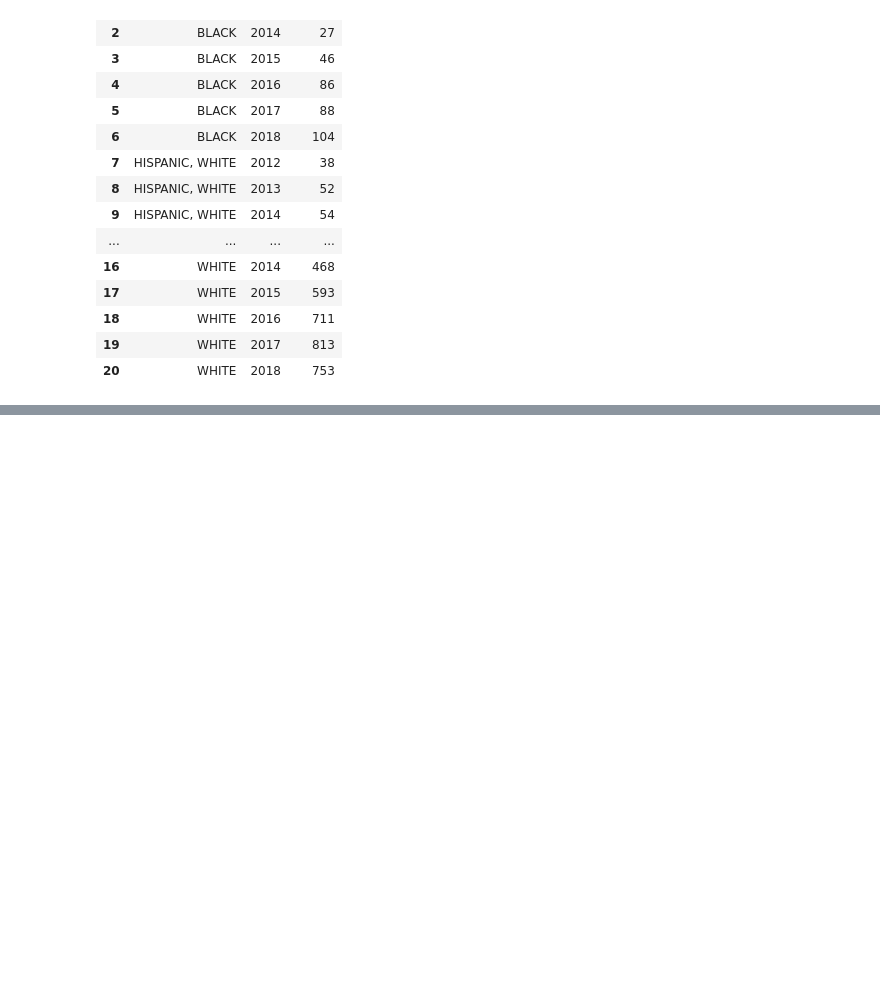
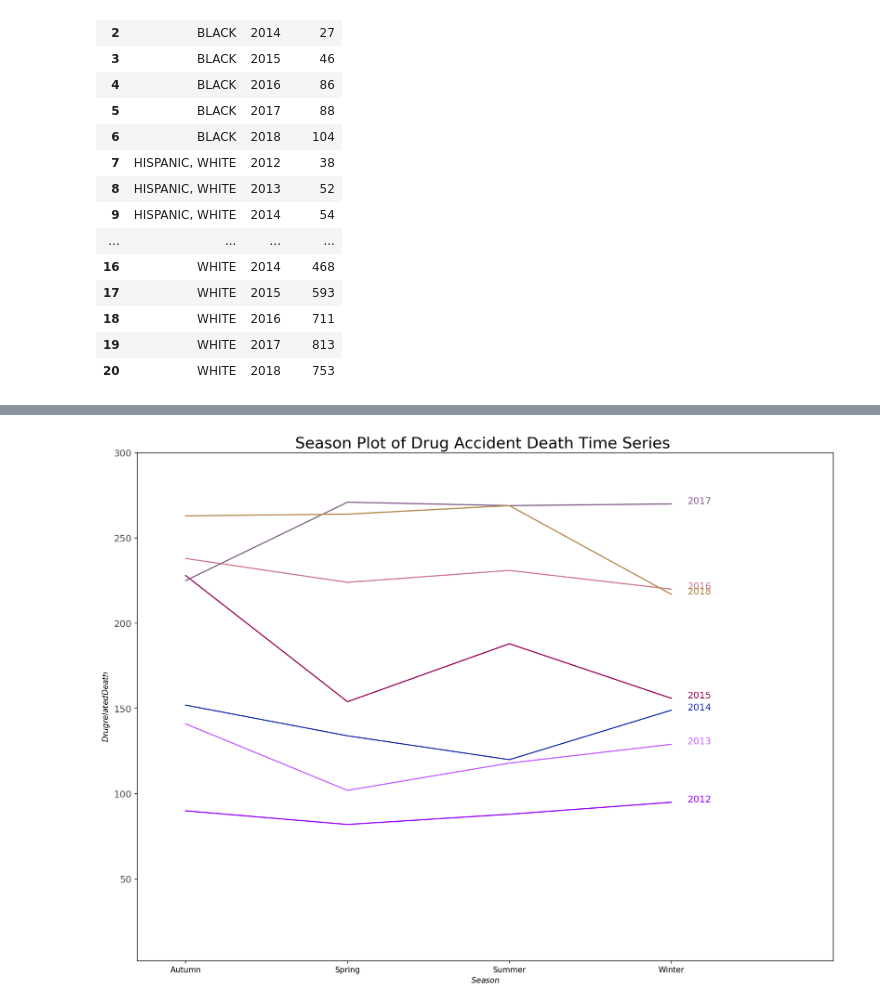
Before and after one commit to kalbond/data_science_term_project, a Jupyter notebook: notebooks/accidental_drug_related_deaths.ipynb, the cells around one changed output, grey strips where cells are left out. Cells and saved outputs as stored; diff of their text form; code cells hidden in the pictures; blank space fills up the shorter version.

```diff
--- a/notebooks/accidental_drug_related_deaths.ipynb
+++ b/notebooks/accidental_drug_related_deaths.ipynb
@@ -1006,0 +1086,25 @@ yrRace.plot.line(x='Year', y='Count')
+# %%
+df_season2=df_month_sea.groupby(['Season','year']).agg('sum')
+# %%
+df_season2.reset_index(inplace=True)
+df_season2
+df_season2.rename(columns={'Count of Death in Month':'Death in Season'},inplace=True)
+# %%
+#prepare color
+np.random.seed(100)
+mycolors = np.random.choice(list(mpl.colors.XKCD_COLORS.keys()), len(years), replace=False)
+# Draw Plot
+plt.figure(figsize=(16,12), dpi= 150)
+for i, y in enumerate(years):
+    if i >= 0:
+        plt.plot('Season', 'Death in Season', data=df_season2.loc[df_season2.year==y, :], color=mycolors[i],label=y)
+        plt.text(df_season2.loc[df_season2.year==y, :].shape[0]-.9, df_season2.loc[df_season2.year==y, 'Death in Season'][-1:].values[0], y, fontsize=12, color=mycolors[i])
+        plt.gca().set(xlim=(-0.3, 4), ylim=(2, 300), ylabel='Drug related Deaths', xlabel='Season')
+
+# Decoration
+plt.gca().set(xlim=(-0.3, 4), ylim=(2, 300), ylabel='$Drug related Death$', xlabel='$Season$')
+plt.yticks(fontsize=12, alpha=.7)
+plt.title("Season Plot of Drug Accident Death Time Series ", fontsize=20)
+plt.show()
+# %% [output]
+[figure, added]
```
Also changed, not shown: parts of 32 cells of this notebook.
